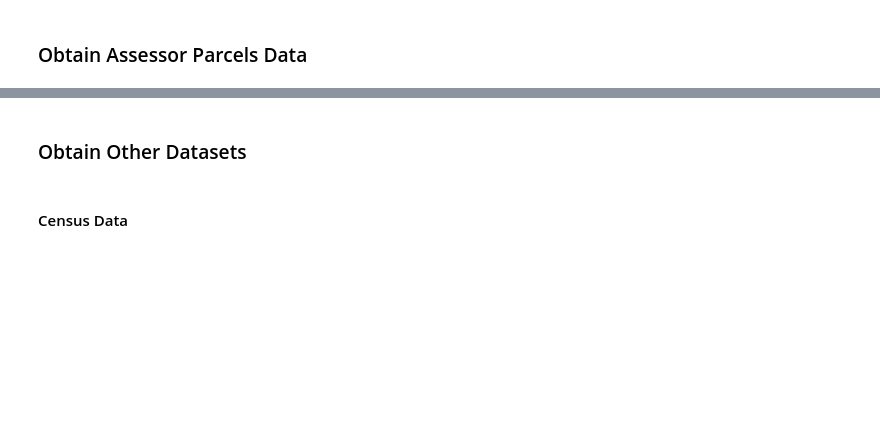
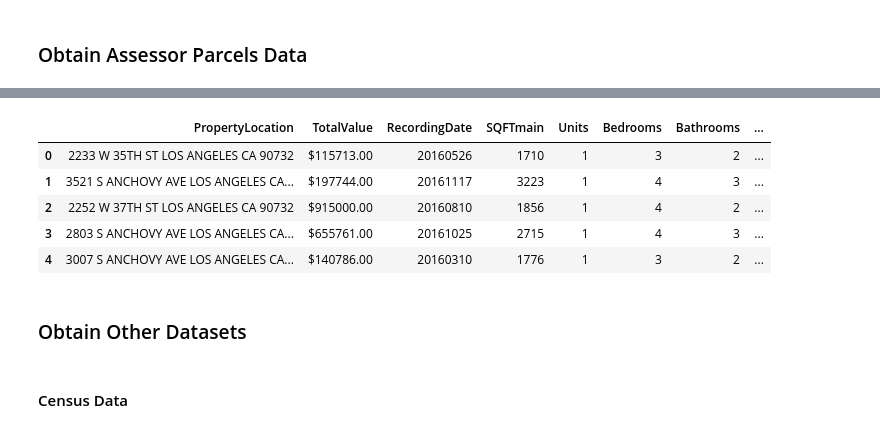
Before and after one commit to dswald/smartRE, a Jupyter notebook: sandbox/Data Integration.ipynb, the cells around one changed output, grey strips where cells are left out. Saved outputs shown, nothing was run; the diff lists cells and outputs as text; code cells hidden in the pictures; blank space fills up the shorter version.

```diff
--- a/sandbox/Data Integration.ipynb
+++ b/sandbox/Data Integration.ipynb
@@ -87,3 +48,12 @@ df = df.drop(['usecodedescchar3', 'usecodedescchar4', 'roll_homeownersexemp'], a
+# %%
+df.head()
+# %% [output]
+|  | PropertyLocation | TotalValue | RecordingDate | SQFTmain | Units | Bedrooms | Bathrooms | ... |
+| 0 | 2233 W 35TH ST LOS ANGELES CA 90732 | $115713.00 | 20160526 | 1710 | 1 | 3 | 2 | ... |
+| 1 | 3521 S ANCHOVY AVE LOS ANGELES CA... | $197744.00 | 20161117 | 3223 | 1 | 4 | 3 | ... |
+| 2 | 2252 W 37TH ST LOS ANGELES CA 90732 | $915000.00 | 20160810 | 1856 | 1 | 4 | 2 | ... |
+| 3 | 2803 S ANCHOVY AVE LOS ANGELES CA... | $655761.00 | 20161025 | 2715 | 1 | 4 | 3 | ... |
+| 4 | 3007 S ANCHOVY AVE LOS ANGELES CA... | $140786.00 | 20160310 | 1776 | 1 | 3 | 2 | ... |
 # %% [markdown]
 ### Obtain Other Datasets
 # %%
```
Also changed, not shown: parts of 13 cells of this notebook.
